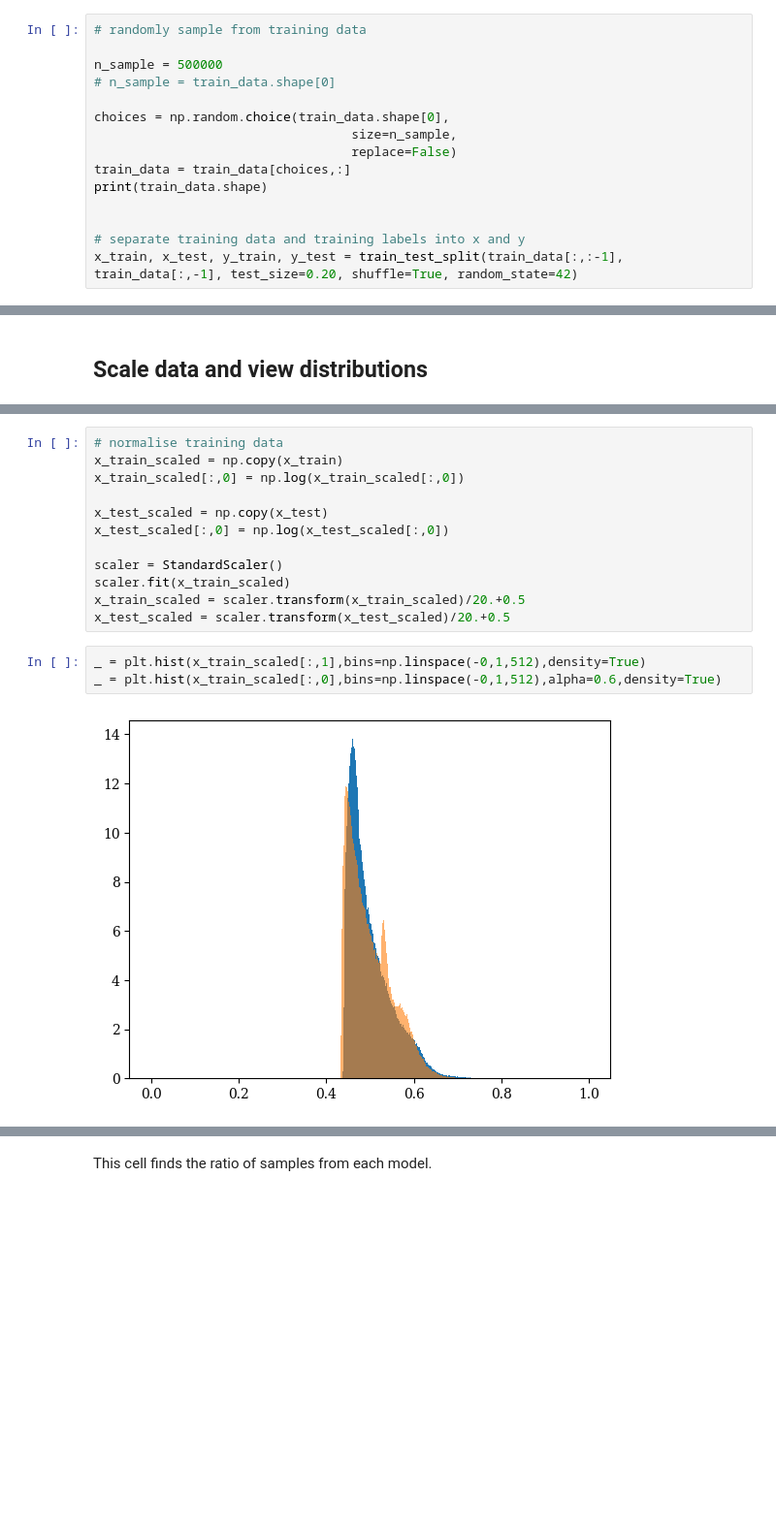
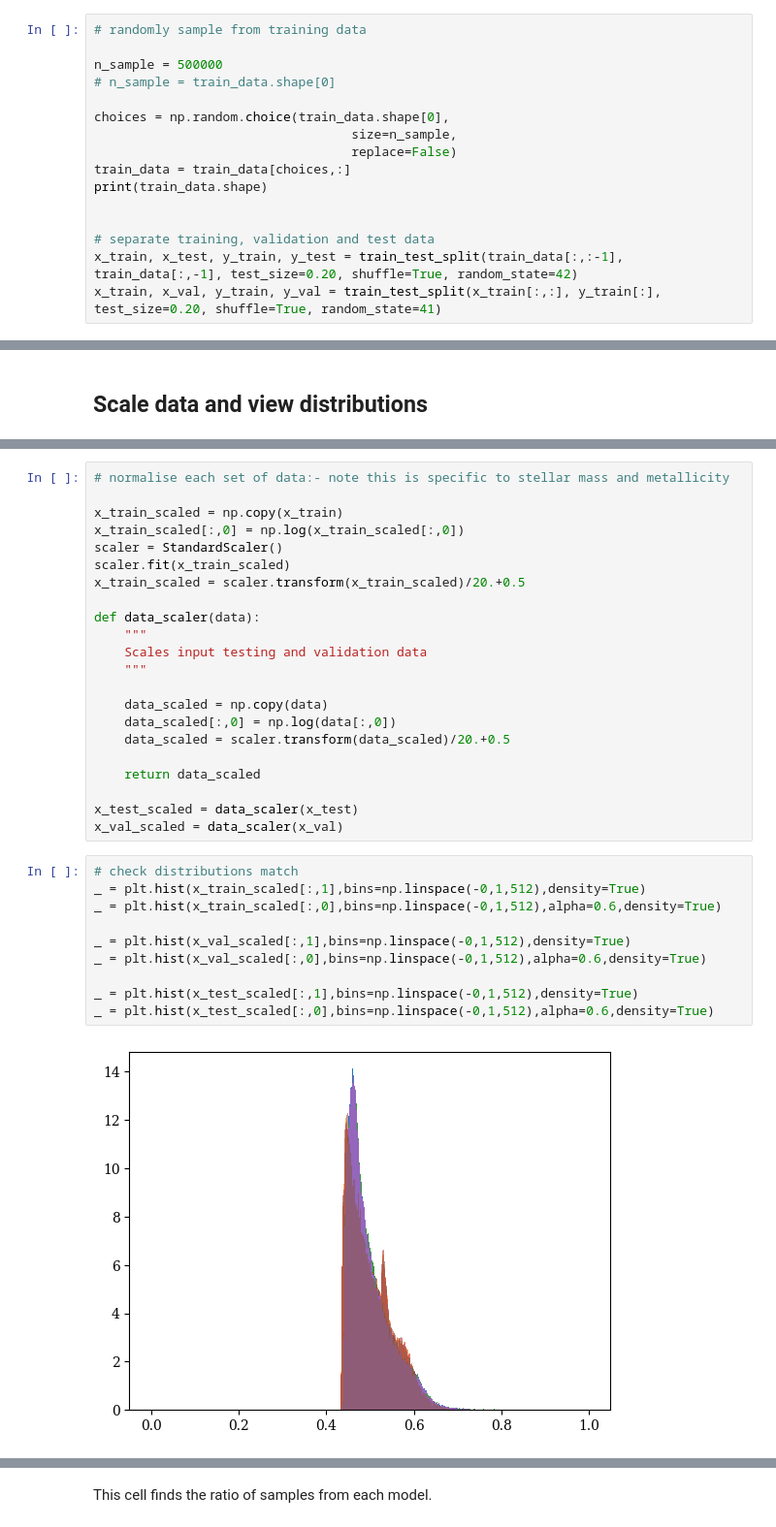
Before and after one commit to cjpdrury/evidence_networks, a Jupyter notebook: evidence_network.ipynb, the cells around one changed output, grey strips where cells are left out. Shown at 97% size. Saved outputs shown, nothing was run; the diff lists cells and outputs as text; blank space fills up the shorter version.

```diff
--- a/evidence_network.ipynb
+++ b/evidence_network.ipynb
@@ -153,7 +199,8 @@ train_data = train_data[choices,:]
 print(train_data.shape)
 
 
-# separate training data and training labels into x and y
+# separate training, validation and test data
 x_train, x_test, y_train, y_test = train_test_split(train_data[:,:-1], train_data[:,-1], test_size=0.20, shuffle=True, random_state=42)
+x_train, x_val, y_train, y_val = train_test_split(x_train[:,:], y_train[:], test_size=0.20, shuffle=True, random_state=41)
 # %% [output]
 (500000, 3)
@@ -172,18 +218,35 @@ x_train[:,1].min()
 # %%
-# normalise training data
+# normalise each set of data:- note this is specific to stellar mass and metallicity
+
 x_train_scaled = np.copy(x_train)
 x_train_scaled[:,0] = np.log(x_train_scaled[:,0])
-
-x_test_scaled = np.copy(x_test)
-x_test_scaled[:,0] = np.log(x_test_scaled[:,0])
-
 scaler = StandardScaler()
 scaler.fit(x_train_scaled)
 x_train_scaled = scaler.transform(x_train_scaled)/20.+0.5
-x_test_scaled = scaler.transform(x_test_scaled)/20.+0.5
+
+def data_scaler(data):
+    """
+    Scales input testing and validation data
+    """
+
+    data_scaled = np.copy(data)
+    data_scaled[:,0] = np.log(data[:,0])
+    data_scaled = scaler.transform(data_scaled)/20.+0.5
+
+    return data_scaled
+
+x_test_scaled = data_scaler(x_test)
+x_val_scaled = data_scaler(x_val)
 # %%
+# check distributions match
 _ = plt.hist(x_train_scaled[:,1],bins=np.linspace(-0,1,512),density=True)
 _ = plt.hist(x_train_scaled[:,0],bins=np.linspace(-0,1,512),alpha=0.6,density=True)
+
+_ = plt.hist(x_val_scaled[:,1],bins=np.linspace(-0,1,512),density=True)
+_ = plt.hist(x_val_scaled[:,0],bins=np.linspace(-0,1,512),alpha=0.6,density=True)
+
+_ = plt.hist(x_test_scaled[:,1],bins=np.linspace(-0,1,512),density=True)
+_ = plt.hist(x_test_scaled[:,0],bins=np.linspace(-0,1,512),alpha=0.6,density=True)
 # %% [output]
-[figure, old version]
+[figure, new version]
 # %%
```
Also changed, not shown: parts of 40 cells of this notebook.
